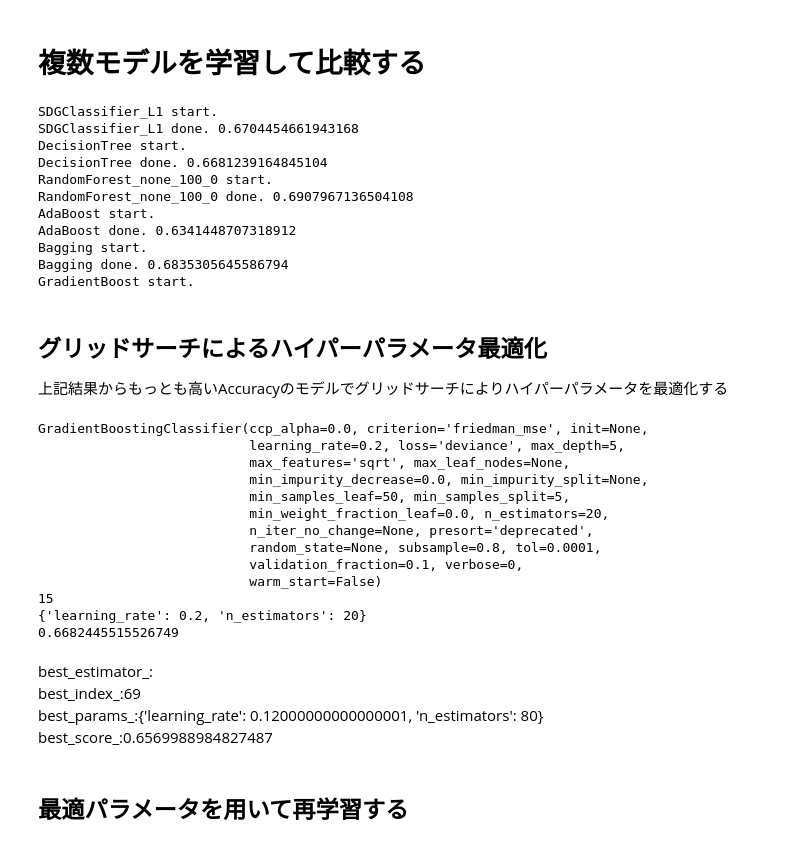
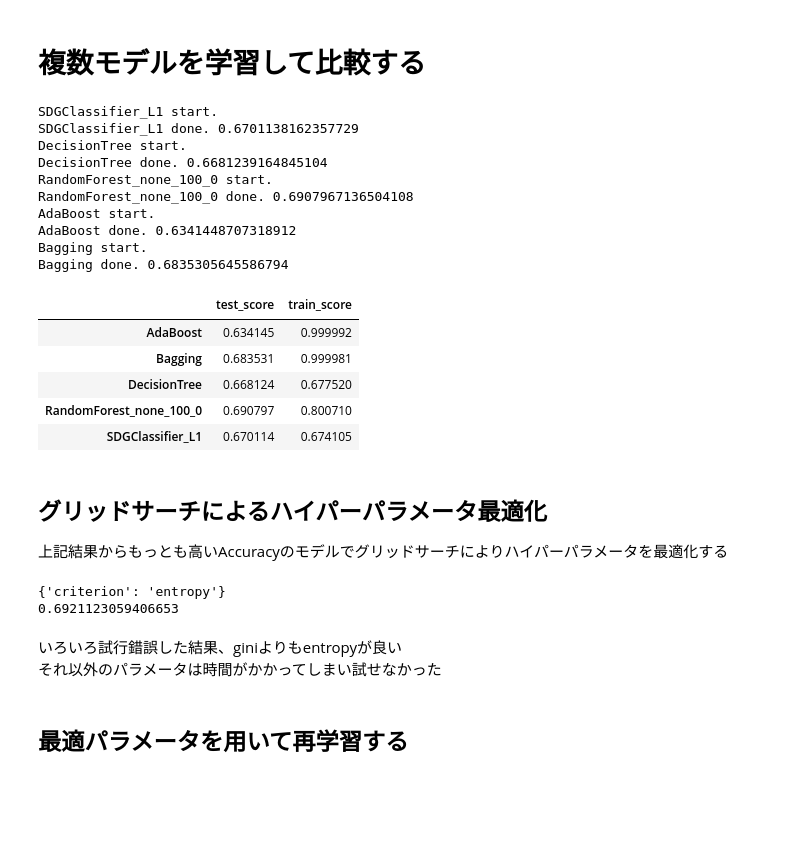
Before and after one commit to wakaxx/kagawa_ai_2020, a Jupyter notebook: Day3_work_佐野弘実.ipynb, the cells around one changed output. Saved outputs shown, nothing was run; the diff lists cells and outputs as text; code cells hidden in the pictures; blank space fills up the shorter version.

```diff
--- a/Day3_work_佐野弘実.ipynb
+++ b/Day3_work_佐野弘実.ipynb
@@ -604,36 +604,41 @@ models = {
     #'RandomForest_none_20_2': RandomForestClassifier(n_estimators=200, max_depth=None, criterion="entropy", min_samples_leaf=4, min_samples_split=4, random_state=1234),
     'AdaBoost': AdaBoostClassifier(DecisionTreeClassifier(criterion='gini', max_depth=None, min_samples_leaf=4, min_samples_split=4, random_state=1234), random_state=1234),
     #'AdaBoost_': AdaBoostClassifier(DecisionTreeClassifier(max_depth=3, min_samples_leaf=2, min_samples_split=2, random_state=1234, criterion="gini"), n_estimators=10, random_state=1234),
     #'KNeighborsClassifier' : KNeighborsClassifier(n_neighbors=6),
     'Bagging': BaggingClassifier(DecisionTreeClassifier(random_state=1234), n_estimators=100, random_state=0),
     #'Bagging_AdaBoost': AdaBoostClassifier(BaggingClassifier(GradientBoostingClassifier(random_state=0), n_estimators=100, random_state=0), random_state=0),
-    'GradientBoost': GradientBoostingClassifier(min_samples_split=5, min_samples_leaf=50, max_depth=80, learning_rate=0.2, random_state=1234),
+    #'GradientBoost': GradientBoostingClassifier(min_samples_split=5, min_samples_leaf=50, max_depth=80, random_state=1234),
     #'Bagging_Gradientboost':BaggingClassifier(GradientBoostingClassifier(random_state=0), n_estimators=100, random_state=0)
 }
 
 # モデル構築
 scores = {}
 for model_name, model in models.items():
     print(model_name + " start.")
     model.fit(X_train, y_train)
     scores[(model_name, 'train_score')] = model.score(X_train, y_train)
     scores[(model_name, 'test_score')] = model.score(X_test, y_test)
     print(model_name + " done. " + np.str(scores[(model_name, 'test_score')]))
 
 # 結果を表示
 pd.Series(scores).unstack()
 # %% [output]
 SDGClassifier_L1 start.
-SDGClassifier_L1 done. 0.6704454661943168
+SDGClassifier_L1 done. 0.6701138162357729
 DecisionTree start.
 DecisionTree done. 0.6681239164845104
 RandomForest_none_100_0 start.
 RandomForest_none_100_0 done. 0.6907967136504108
 AdaBoost start.
 AdaBoost done. 0.6341448707318912
 Bagging start.
 Bagging done. 0.6835305645586794
-GradientBoost start.
+|  | test_score | train_score |
+| AdaBoost | 0.634145 | 0.999992 |
+| Bagging | 0.683531 | 0.999981 |
+| DecisionTree | 0.668124 | 0.677520 |
+| RandomForest_none_100_0 | 0.690797 | 0.800710 |
+| SDGClassifier_L1 | 0.670114 | 0.674105 |
 # %% [markdown]
 ## グリッドサーチによるハイパーパラメータ最適化
 上記結果からもっとも高いAccuracyのモデルでグリッドサーチによりハイパーパラメータを最適化する
@@ -642,8 +647,7 @@ GradientBoost start.
 from mpl_toolkits.mplot3d import Axes3D
 
 mod1J1 =RandomForestClassifier(n_estimators=100, max_depth=None, criterion="entropy", min_samples_leaf=4, min_samples_split=4, random_state=1234)
-paramJ1_1 = {'n_estimators': list(range(20, 100, 200)),
-             'learning_rate': list(np.arange(0.05, 0.20, 0.02)),
+paramJ1_1 = {#'n_estimators': list(range(80, 160, 100)),
              'criterion':["entropy", "gini"]
              }
 # scoringをaccuracyとする
@@ -654,29 +658,14 @@ gsearch1 = GridSearchCV(estimator = mod1J1,
                         scoring = 'accuracy')
 gsearch1.fit(X_train, y_train)
 
-print(gsearch1.best_estimator_)
-print(gsearch1.best_index_)
 print(gsearch1.best_params_)
 print(gsearch1.best_score_)
 # %% [output]
-GradientBoostingClassifier(ccp_alpha=0.0, criterion='friedman_mse', init=None,
-                           learning_rate=0.2, loss='deviance', max_depth=5,
-                           max_features='sqrt', max_leaf_nodes=None,
-                           min_impurity_decrease=0.0, min_impurity_split=None,
-                           min_samples_leaf=50, min_samples_split=5,
-                           min_weight_fraction_leaf=0.0, n_estimators=20,
-                           n_iter_no_change=None, presort='deprecated',
-                           random_state=None, subsample=0.8, tol=0.0001,
-                           validation_fraction=0.1, verbose=0,
-                           warm_start=False)
-15
-{'learning_rate': 0.2, 'n_estimators': 20}
-0.6682445515526749
+{'criterion': 'entropy'}
+0.6921123059406653
-# %% [markdown]
-best_estimator_:
-best_index_:69
-best_params_:{'learning_rate': 0.12000000000000001, 'n_estimators': 80}
-best_score_:0.6569988984827487
+# %% [markdown]
+いろいろ試行錯誤した結果、giniよりもentropyが良い
+それ以外のパラメータは時間がかかってしまい試せなかった
 # %% [markdown]
 ## 最適パラメータを用いて再学習する
 # %%
```
Also changed, not shown: parts of 7 cells of this notebook.
